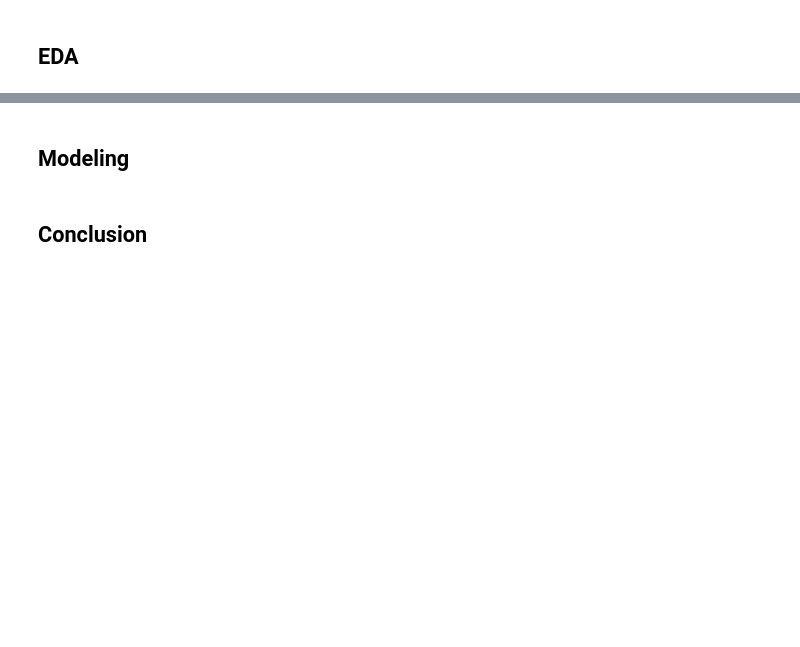
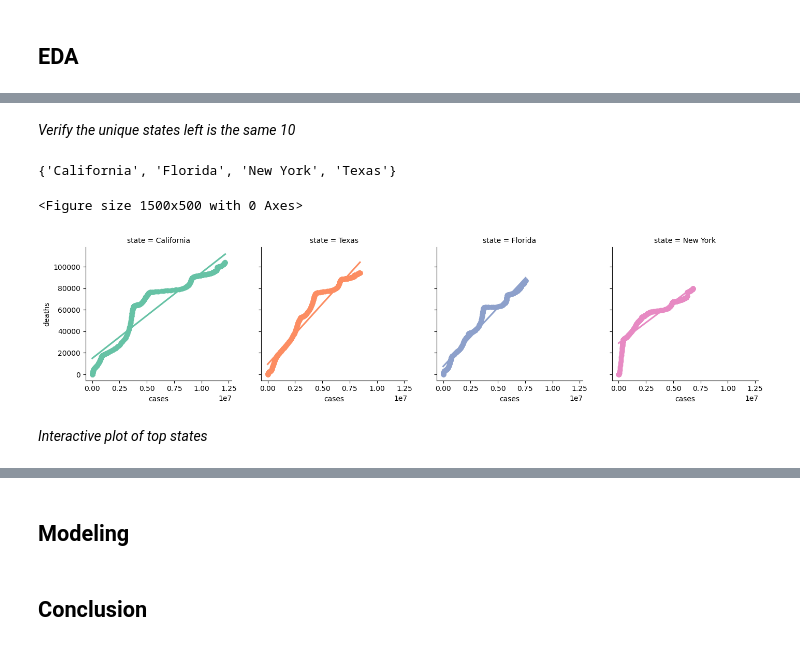
Before and after one commit to LoicSteve/data-science-portfolio, a Jupyter notebook: data_science.ipynb, the cells around one changed output, grey strips where cells are left out. Cells and saved outputs as stored; diff of their text form; code cells hidden in the pictures; blank space fills up the shorter version.

```diff
--- a/data_science.ipynb
+++ b/data_science.ipynb
@@ -8,0 +80,6 @@ import pandas as pd
+# %%
+from datetime import date, timedelta
+today = date(2022, 1, 22)
+daybefore = today - timedelta(days = 2)
+print(f"Today {today}")
+print(f"Two days ago {daybefore}")
@@ -8,0 +101,3 @@ import pandas as pd
+# %%
+current_df = df.loc[daybefore:today].sort_values(by=["deaths", "cases"], ascending=False)
+current_df.head(10)
@@ -8,0 +125,3 @@ import pandas as pd
+# %%
+top_ten_states = list(current_df["state"].head(10).values)
+top_ten_states
@@ -8,0 +139,26 @@ import pandas as pd
+# %%
+top_states_df = df[df['state'].isin(top_ten_states)].drop(columns="fips")
+# %% [markdown]
+*Verify the unique states left is the same 10*
+# %%
+set(top_states_df.state.values)
+# %% [output]
+{'California', 'Florida', 'New York', 'Texas'}
+# %%
+import seaborn as sns
+import matplotlib.pyplot as plt
+
+plt.figure(figsize=(15,5))
+ax = sns.lmplot(x="cases", y="deaths",
+                    height=3.5,
+                    col="state",
+                    col_wrap=5,
+                    hue="state",
+                    palette="Set2",
+                    data=top_states_df)
+ax.fig.subplots_adjust(wspace=.2)
+# %% [output]
+<Figure size 1500x500 with 0 Axes>
+[figure, added]
+# %% [markdown]
+*Interactive plot of top states*
```
Also changed, not shown: parts of 27 cells of this notebook.
